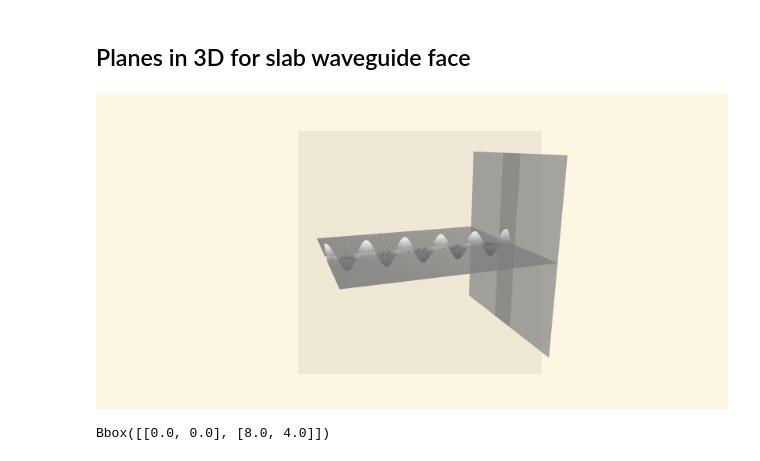
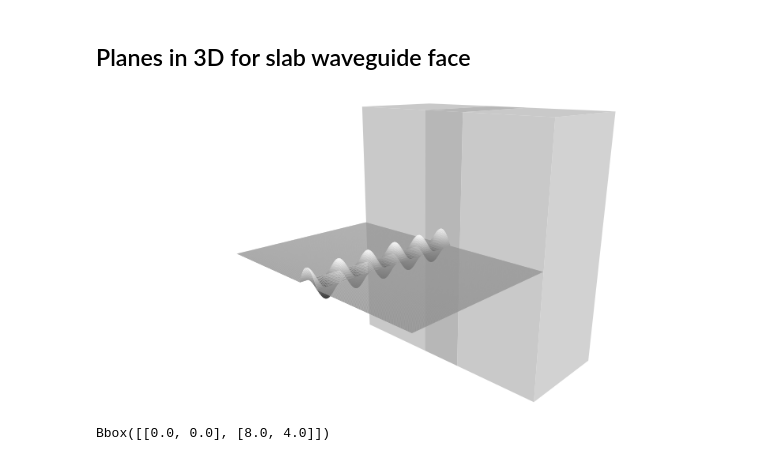
Before and after one commit to pumpkinpieter/slabguide, a Jupyter notebook: images/3_layer_guide/Images_for_3_Layer_Guide.ipynb, the cells around one changed output. Cells and saved outputs as stored; diff of their text form; code cells hidden in the pictures.

```diff
--- a/images/3_layer_guide/Images_for_3_Layer_Guide.ipynb
+++ b/images/3_layer_guide/Images_for_3_Layer_Guide.ipynb
@@ -88,32 +105,45 @@ verts_left = rect_verts(width_outer, height, center1 - (width_center + width_out
+# %%
+import matplotlib.colors as colors
+cn = colors.CenteredNorm(-.1)
 # %%
 plt.close('all')
 
 xs = np.concatenate([np.linspace(-(width_outer+.5*width_center), Lx, 2), np.linspace(Lx, Rx, 30)[1:], np.linspace(Rx, (width_outer+.5*width_center), 2)[1:]])
 # xs = np.linspace(Lx, Rx, 30)
-with plt.style.context('Solarize_Light2'):
+with plt.style.context('default'):
     Fx = lambda x, y: quadratic_piecewise2d(x, y)
     fig, ax = A.plot_field_2d_surface(Fx, xs=xs,
                                       zmin=-9, zmax=0, zref=200,
                                       z_lim_factor=1,
                                       xstride=1, zstride=1,
                                       # cmap=None,
                                       figsize=(8,4),
                                       cmap='gist_grey', show_axis=False,
-                                      elev=15, azim=-20, roll=0,
-                                      zoom=2, alpha=1,
+                                      elev=18, azim=-46, roll=0,
+                                      zoom=2, alpha=1, norm=cn,
                                      )
     # fig.set_facecolor('red')
     # ax.set_aspect('equal')
     # ax.set_axis_on()
-    ax.set_proj_type('persp', focal_length=0.3)
-    poly_center = Poly3DCollection(verts_center, color='.4', alpha=.7, lw=0, clip_on=False)
-    poly_right = Poly3DCollection(verts_right, color='.5', alpha=.7, lw=0, clip_on=False)
-    poly_left = Poly3DCollection(verts_left, color='.5', alpha=.7, lw=0, clip_on=False)
+    ax.set_proj_type('persp', focal_length=0.4)
+    poly_center = Poly3DCollection(verts_center, color='.6', alpha=.7, lw=0, clip_on=False)
+    poly_right = Poly3DCollection(verts_right, color='.7', alpha=.7, lw=0, clip_on=False)
+    poly_left = Poly3DCollection(verts_left, color='.7', alpha=.7, lw=0, clip_on=False)
+    poly_top_center = Poly3DCollection(verts_top_center, color='.6', alpha=.7, lw=0, clip_on=False)
+    poly_top_left = Poly3DCollection(verts_top_left, color='.7', alpha=.7, lw=0, clip_on=False)
+    poly_top_right = Poly3DCollection(verts_top_right, color='.7', alpha=.7, lw=0, clip_on=False)
+    poly_side = Poly3DCollection(verts_side, color='.75', alpha=.7, lw=0, clip_on=False)
     ax.add_collection3d(poly_center)
     ax.add_collection3d(poly_right)
     ax.add_collection3d(poly_left)
-    ax.set_box_aspect((8,9,8), zoom=1.4)
+    ax.add_collection3d(poly_top_center)
+    ax.add_collection3d(poly_top_left)
+    ax.add_collection3d(poly_top_right)
+    ax.add_collection3d(poly_side)
+
+    ax.set_box_aspect((8,9,8), zoom=2)
+    ax.set_facecolor(fig.get_facecolor())
     plt.show();
     # fig.tight_layout();
 # %% [output]
-[figure, old version]
+[figure, new version]
```
Also changed, not shown: parts of 8 cells of this notebook, 4 other files.
